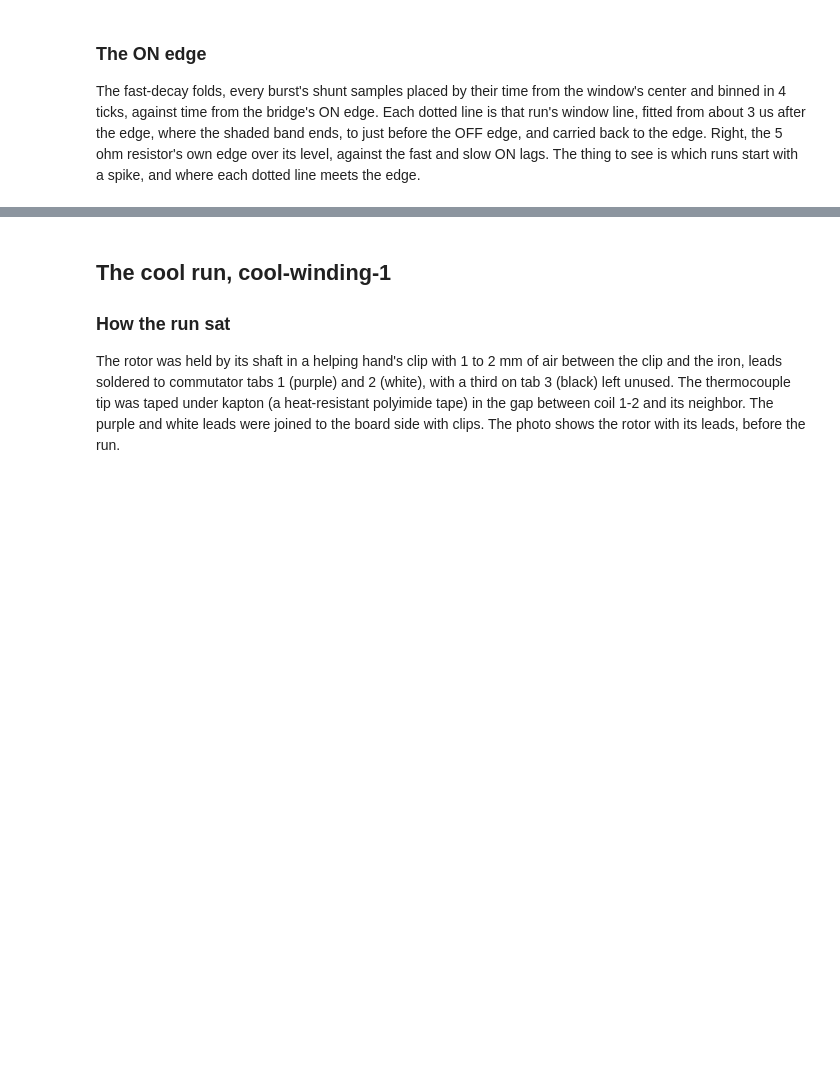
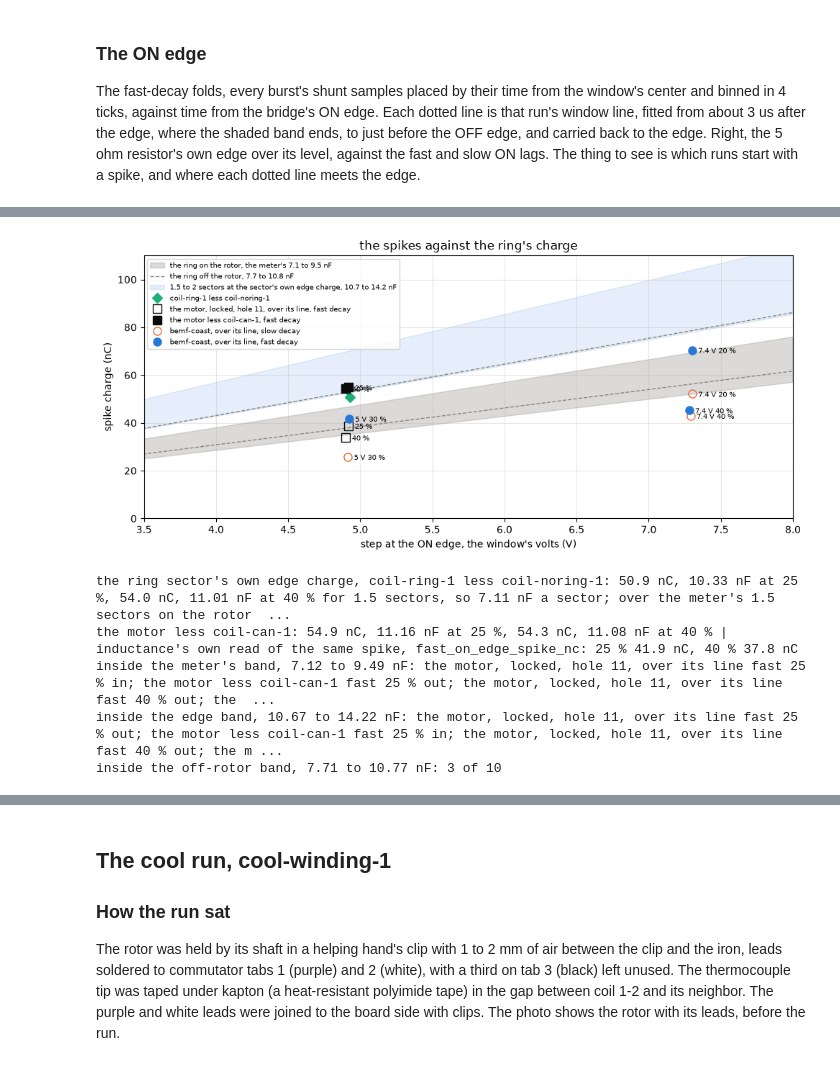
Before and after one commit to OpenServoCore/notebooks, a Jupyter notebook: stages/2-motor/teardown/teardown.ipynb, the cells around one changed output, grey strips where cells are left out. Cells and saved outputs as stored; diff of their text form; code cells hidden in the pictures; blank space fills up the shorter version.

```diff
--- a/stages/2-motor/teardown/teardown.ipynb
+++ b/stages/2-motor/teardown/teardown.ipynb
@@ -54,7 +56,6 @@ Two things about the meter's packets matter below. The loader turns an ohms pack
 The motor, the board, the folders, and the constants every section uses.
 # %%
 import io
-import re
 from pathlib import Path
 
 import matplotlib.pyplot as plt
@@ -62,9 +63,7 @@ import numpy as np
 import pandas as pd
 from IPython.display import Image as ShowImage
 from PIL import Image
-from scipy.linalg import expm
 from scipy.optimize import curve_fit, least_squares
-from scipy.signal import lfilter
 
 from oscnb import b41t, boards, bursts as bu, motors, results, tel
 from oscnb.display import show
@@ -78,6 +77,7 @@ TERMINALS = HAND_DIR / "terminals-1"                                    # the en
 PHOTOS = HAND_DIR / "photos"
 COOL = (TEL / f"{MOTOR.key}__{BOARD.key}" / "teardown" / "cool-winding-1").resolve()   # the bare rotor heated through the board
 COIL = {w: (TEL / f"{MOTOR.key}__{BOARD.key}" / "teardown" / f"coil-{w}-1").resolve() for w in ("ring", "noring", "can")}   # one coil's bursts
+LEVEL_DIRS = {w: (TEL / f"{MOTOR.key}__{BOARD.key}" / "teardown" / f"coil-levels-{w}-1").resolve() for w in ("ra", "bare", "can")}   # the same groups at three rails
 DISC = HAND_DIR / "disc-iv-1"                                           # the gray disc off the rotor, swept on the DPS
 FAST1 = (TEL / f"{MOTOR.key}__{BOARD.key}" / "inductance" / "fast-1" / "hole-11").resolve()   # the motor's own bursts, the same groups
 BS = (TEL / BOARD.key / "bridge-states" / "capture-1").resolve()        # stage 1's resistor and inductor controls
@@ -85,6 +85,7 @@ ALPHA = 0.00393          # copper's resistance coefficient per C at 20 C, the te
 C_CU = 0.385             # copper's specific heat, J per g per C
 print(MOTOR.key, "from", results.rel(HAND_DIR), "and", results.rel(COOL))
 print("coil runs", ", ".join(str(results.rel(p)) for p in COIL.values()), "| disc", results.rel(DISC))
+print("levels runs", ", ".join(str(results.rel(p)) for p in LEVEL_DIRS.values()))
 print("against", results.rel(FAST1), "and", results.rel(BS))
 print(f"{MOTOR.label}: the registry counts {MOTOR.slots} slots, {MOTOR.brushes} brushes and a {MOTOR.pinion_teeth} tooth pinion")
 # %% [output]
@@ -973,8 +876,12 @@ def data_fold(S, pct, w=4):
 SETS = {"motor, fast-1 hole 11": load_groups(FAST1), "coil-can-1": load_groups(COIL["can"]),
         "coil-noring-1": load_groups(COIL["noring"]), "coil-ring-1": load_groups(COIL["ring"])}
 CONTROLS = {w: load_bs(w) for w in ("r", "ra", "rab")}
-for name, S in {**SETS, **CONTROLS}.items():
+RAILS = {"3v7": "3.7 V", "5v0": "5.0 V", "7v4": "7.4 V"}                 # the levels runs' folders and their rails
+LEVEL_SETS = {(w, rail): load_groups(LEVEL_DIRS[w] / folder) for w in LEVEL_DIRS for folder, rail in RAILS.items()}
+for name, S in {**SETS, **CONTROLS, **{f"coil-levels-{w}-1, {rail}": S for (w, rail), S in LEVEL_SETS.items()}}.items():
     f = S[S["decay"] == "fast"]
-    print(f"{name}: {len(S)} bursts, {len(f)} in fast decay at {sorted(f['pct'].unique())} %, "
+    print(f"{name}: {len(S)} bursts, {len(f)} in fast decay at {sorted(int(p) for p in f['pct'].unique())} %, "
           f"{len(f[~f['first']])} after the first of each group")
+print("the leads by hand:", ", ".join(f"{k} {hand(k)[0]:.2f} ohm" for k in ("coil ring leads ohm", "coil noring leads ohm", "coil levels ra leads ohm",
+                                                                              "coil levels bare leads ohm", "coil levels can leads ohm")))
 # %% [output]
@@ -1197,0 +1027,54 @@ On the resistor the current starts to rise 8 ticks after the commanded start and
+# %%
+V_OF = lambda name, p: Q.loc[(name, p), "v_on"]                          # the window's volts of one run at one duty
+RING_EDGE_NC = {p: Q.loc[("coil-ring-1", p), "spike_nc"] - Q.loc[("coil-noring-1", p), "spike_nc"] for p in (25, 40)}   # the ring sector's own
+RING_EDGE_NF = {p: RING_EDGE_NC[p] / V_OF("coil-ring-1", p) for p in (25, 40)}   # 1.5 sectors across the leads
+SECTOR_EDGE_NF = np.mean(list(RING_EDGE_NF.values())) / 1.5             # one sector's charge per volt at the edge
+EDGE_OVER = {"on the rotor": np.mean(list(RING_EDGE_NF.values())) / RING_NF["each brush on one segment"] - 1,
+             "off the rotor, largest pair": np.mean(list(RING_EDGE_NF.values())) / ONE_SEG_NF.max() - 1,
+             "off the rotor, smallest pair": np.mean(list(RING_EDGE_NF.values())) / ONE_SEG_NF.min() - 1}
+MOTOR_EDGE_NC = {p: Q.loc[("motor, fast-1 hole 11", p), "spike_nc"] - Q.loc[("coil-can-1", p), "spike_nc"] for p in (25, 40)}
+SPIKES = []                                                             # (source, decay, point, volts, nC)
+for p in (25, 40):
+    SPIKES.append(("the motor, locked, hole 11, over its line", "fast", f"{p} %", V_OF("motor, fast-1 hole 11", p), Q.loc[("motor, fast-1 hole 11", p), "spike_nc"]))
+    SPIKES.append(("the motor less coil-can-1", "fast", f"{p} %", V_OF("motor, fast-1 hole 11", p), MOTOR_EDGE_NC[p]))
+for point, by_decay in BEMF["spinning_by_point"].items():
+    for decay, d in by_decay.items():
+        SPIKES.append(("bemf-coast, over its line", decay, point, d["v_on_v"]["value"], d["spike_nc"]["value"]))
+SP = pd.DataFrame(SPIKES, columns=["source", "decay", "point", "volts", "nc"])
+C_LO, C_HI = min(RING_NF.values()), max(RING_NF.values())
+SP["ring_lo_nc"], SP["ring_hi_nc"] = C_LO * SP["volts"], C_HI * SP["volts"]             # the meter's slow capacitance on the rotor
+SP["edge_lo_nc"], SP["edge_hi_nc"] = 1.5 * SECTOR_EDGE_NF * SP["volts"], 2 * SECTOR_EDGE_NF * SP["volts"]   # the sector's own edge charge
+SP["as_nf"] = SP["nc"] / SP["volts"]
+SP["in_band"] = (SP["nc"] >= SP["ring_lo_nc"]) & (SP["nc"] <= SP["ring_hi_nc"])
+SP["in_edge_band"] = (SP["nc"] >= SP["edge_lo_nc"]) & (SP["nc"] <= SP["edge_hi_nc"])
+show(SP.round(2), n=None)
+
+fig, ax = plt.subplots(figsize=(10, 4.6))
+v = np.linspace(0, 8, 50)
+ax.fill_between(v, C_LO * v, C_HI * v, color=MUTED, alpha=0.3, label=f"the ring on the rotor, the meter's {C_LO:.1f} to {C_HI:.1f} nF")
+ax.plot(v, ONE_SEG_NF.min() * v, "--", color=MUTED, lw=1, label=f"the ring off the rotor, {ONE_SEG_NF.min():.1f} to {BRIDGE_NF.max():.1f} nF")
+ax.plot(v, BRIDGE_NF.max() * v, "--", color=MUTED, lw=1)
+ax.fill_between(v, 1.5 * SECTOR_EDGE_NF * v, 2 * SECTOR_EDGE_NF * v, color=BLUE, alpha=0.12,
+                label=f"1.5 to 2 sectors at the sector's own edge charge, {1.5 * SECTOR_EDGE_NF:.1f} to {2 * SECTOR_EDGE_NF:.1f} nF")
+ax.plot([V_OF("coil-ring-1", p) for p in (25, 40)], list(RING_EDGE_NC.values()), "D", ms=7, color="#1baf7a", label="coil-ring-1 less coil-noring-1")
+style = {("the motor, locked, hole 11, over its line", "fast"): dict(marker="s", color=INK, mfc="none"),
+         ("the motor less coil-can-1", "fast"): dict(marker="s", color=INK, mfc=INK),
+         ("bemf-coast, over its line", "fast"): dict(marker="o", color=BLUE, mfc=BLUE),
+         ("bemf-coast, over its line", "slow"): dict(marker="o", color=ORANGE, mfc="none")}
+for (src, dec), g in SP.groupby(["source", "decay"], sort=False):
+    ax.plot(g["volts"], g["nc"], ls="none", ms=8, label=f"{src}, {dec} decay", **style[(src, dec)])
+    for _, r in g.iterrows():
+        ax.annotate(r["point"], (r["volts"], r["nc"]), xytext=(6, -3), textcoords="offset points", fontsize=7)
+ax.set_xlim(3.5, 8); ax.set_ylim(0, 110)
+ax.set_xlabel("step at the ON edge, the window's volts (V)"); ax.set_ylabel("spike charge (nC)")
+ax.set_title("the spikes against the ring's charge"); ax.legend(fontsize=7, loc="upper left"); ax.grid(alpha=0.3)
+plt.tight_layout(); plt.show()
+print("the ring sector's own edge charge, coil-ring-1 less coil-noring-1:", ", ".join(f"{RING_EDGE_NC[p]:.1f} nC, {RING_EDGE_NF[p]:.2f} nF at {p} %" for p in (25, 40)),
+      f"for 1.5 sectors, so {SECTOR_EDGE_NF:.2f} nF a sector; over the meter's 1.5 sectors " + ", ".join(f"{k} {v * 100:+.0f} %" for k, v in EDGE_OVER.items()))
+print("the motor less coil-can-1:", ", ".join(f"{MOTOR_EDGE_NC[p]:.1f} nC, {MOTOR_EDGE_NC[p] / V_OF('motor, fast-1 hole 11', p):.2f} nF at {p} %" for p in (25, 40)),
+      "| inductance's own read of the same spike, fast_on_edge_spike_nc:", ", ".join(f"{d} % {q['value']:.1f} nC" for d, q in IND["fast_on_edge_spike_nc"].items()))
+for col, band in (("in_band", f"the meter's band, {C_LO:.2f} to {C_HI:.2f} nF"), ("in_edge_band", f"the edge band, {1.5 * SECTOR_EDGE_NF:.2f} to {2 * SECTOR_EDGE_NF:.2f} nF")):
+    print(f"inside {band}: " + "; ".join(f"{r['source']} {r['decay']} {r['point']} {'in' if r[col] else 'out'}" for _, r in SP.iterrows()))
+SP["in_off_band"] = (SP["nc"] >= ONE_SEG_NF.min() * SP["volts"]) & (SP["nc"] <= BRIDGE_NF.max() * SP["volts"])
+print(f"inside the off-rotor band, {ONE_SEG_NF.min():.2f} to {BRIDGE_NF.max():.2f} nF: {SP['in_off_band'].sum()} of {len(SP)}")
+# %% [output]
@@ -1197,0 +1092,6 @@ On the resistor the current starts to rise 8 ticks after the commanded start and
+[figure, new version]
+the ring sector's own edge charge, coil-ring-1 less coil-noring-1: 50.9 nC, 10.33 nF at 25 %, 54.0 nC, 11.01 nF at 40 % for 1.5 sectors, so 7.11 nF a sector; over the meter's 1.5 sectors on the rotor  ...
+the motor less coil-can-1: 54.9 nC, 11.16 nF at 25 %, 54.3 nC, 11.08 nF at 40 % | inductance's own read of the same spike, fast_on_edge_spike_nc: 25 % 41.9 nC, 40 % 37.8 nC
+inside the meter's band, 7.12 to 9.49 nF: the motor, locked, hole 11, over its line fast 25 % in; the motor less coil-can-1 fast 25 % out; the motor, locked, hole 11, over its line fast 40 % out; the  ...
+inside the edge band, 10.67 to 14.22 nF: the motor, locked, hole 11, over its line fast 25 % out; the motor less coil-can-1 fast 25 % in; the motor, locked, hole 11, over its line fast 40 % out; the m ...
+inside the off-rotor band, 7.71 to 10.77 nF: 3 of 10
```
Also changed, not shown: parts of 60 cells of this notebook, 3 other files.
